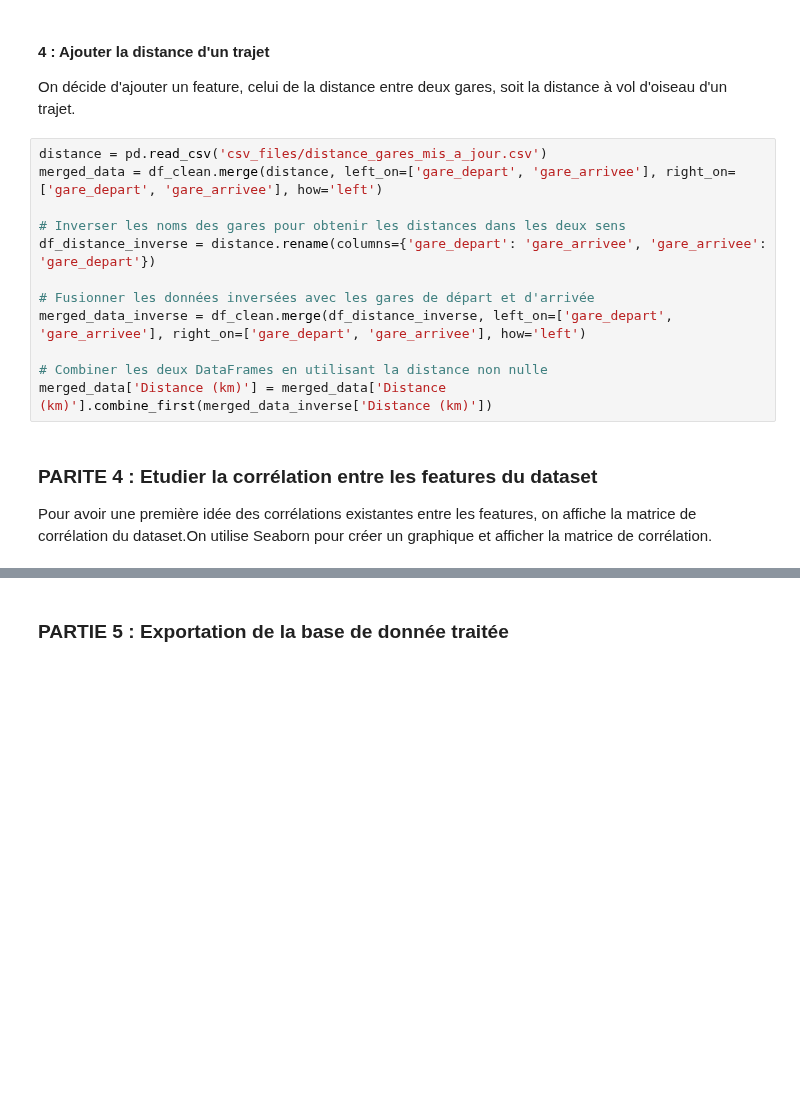
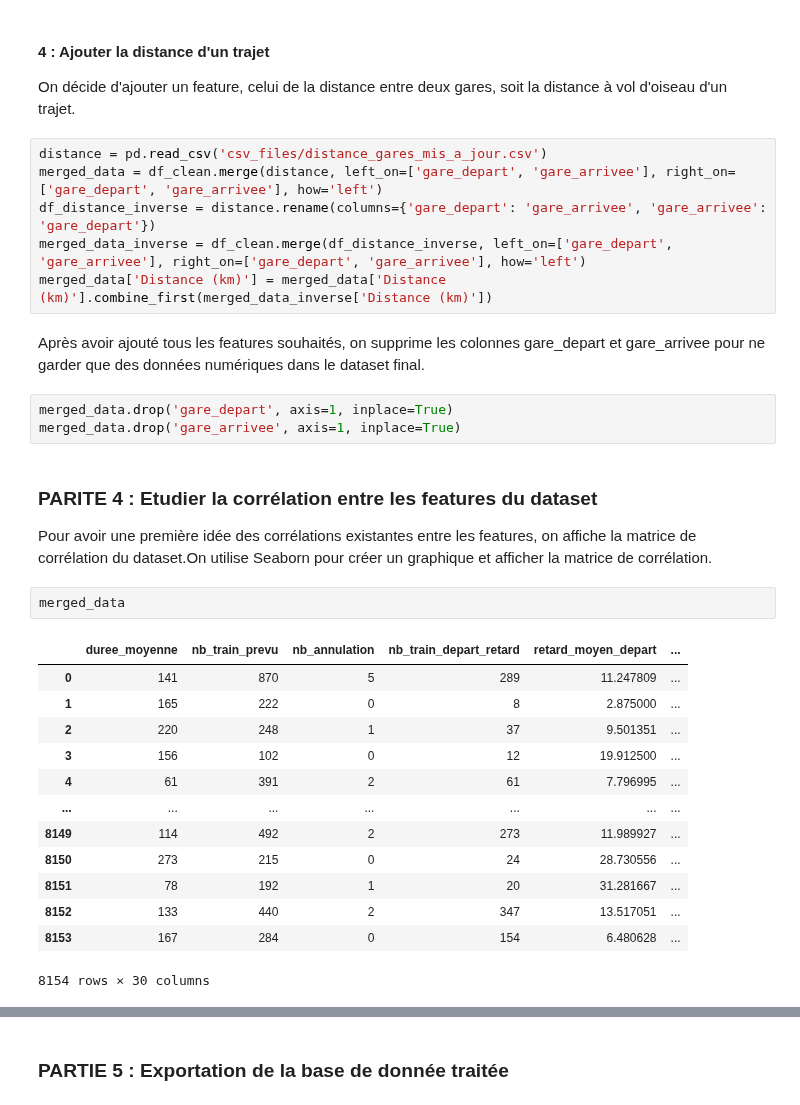
Before and after one commit to MatteoGentili/Apprentissage_Automatique_Project, a Jupyter notebook: Python_files/explo_traitement_data.ipynb, the cells around one changed output, grey strips where cells are left out. Drawn from its saved outputs; the diff is of its cells as text; blank space fills up the shorter version.

```diff
--- a/Python_files/explo_traitement_data.ipynb
+++ b/Python_files/explo_traitement_data.ipynb
@@ -306,16 +162,31 @@ On décide d'ajouter un feature, celui de la distance entre deux gares, soit la
 # %%
 distance = pd.read_csv('csv_files/distance_gares_mis_a_jour.csv')
 merged_data = df_clean.merge(distance, left_on=['gare_depart', 'gare_arrivee'], right_on=['gare_depart', 'gare_arrivee'], how='left')
-
-# Inverser les noms des gares pour obtenir les distances dans les deux sens
 df_distance_inverse = distance.rename(columns={'gare_depart': 'gare_arrivee', 'gare_arrivee': 'gare_depart'})
-
-# Fusionner les données inversées avec les gares de départ et d'arrivée
 merged_data_inverse = df_clean.merge(df_distance_inverse, left_on=['gare_depart', 'gare_arrivee'], right_on=['gare_depart', 'gare_arrivee'], how='left')
-
-# Combiner les deux DataFrames en utilisant la distance non nulle
 merged_data['Distance (km)'] = merged_data['Distance (km)'].combine_first(merged_data_inverse['Distance (km)'])
+# %% [markdown]
+Après avoir ajouté tous les features souhaités, on supprime les colonnes gare_depart et gare_arrivee pour ne garder que des données numériques dans le dataset final.
+# %%
+merged_data.drop('gare_depart', axis=1, inplace=True)
+merged_data.drop('gare_arrivee', axis=1, inplace=True)
 # %% [markdown]
 ### PARITE 4 : Etudier la corrélation entre les features du dataset
 Pour avoir une première idée des corrélations existantes entre les features, on affiche la matrice de corrélation du dataset.On utilise Seaborn pour créer un graphique et afficher la matrice de corrélation.
+# %%
+merged_data
+# %% [output]
+|  | duree_moyenne | nb_train_prevu | nb_annulation | nb_train_depart_retard | retard_moyen_depart | ... |
+| 0 | 141 | 870 | 5 | 289 | 11.247809 | ... |
+| 1 | 165 | 222 | 0 | 8 | 2.875000 | ... |
+| 2 | 220 | 248 | 1 | 37 | 9.501351 | ... |
+| 3 | 156 | 102 | 0 | 12 | 19.912500 | ... |
+| 4 | 61 | 391 | 2 | 61 | 7.796995 | ... |
+| ... | ... | ... | ... | ... | ... | ... |
+| 8149 | 114 | 492 | 2 | 273 | 11.989927 | ... |
+| 8150 | 273 | 215 | 0 | 24 | 28.730556 | ... |
+| 8151 | 78 | 192 | 1 | 20 | 31.281667 | ... |
+| 8152 | 133 | 440 | 2 | 347 | 13.517051 | ... |
+| 8153 | 167 | 284 | 0 | 154 | 6.480628 | ... |
+8154 rows × 30 columns
 # %%
```
Also changed, not shown: parts of 10 cells of this notebook.
